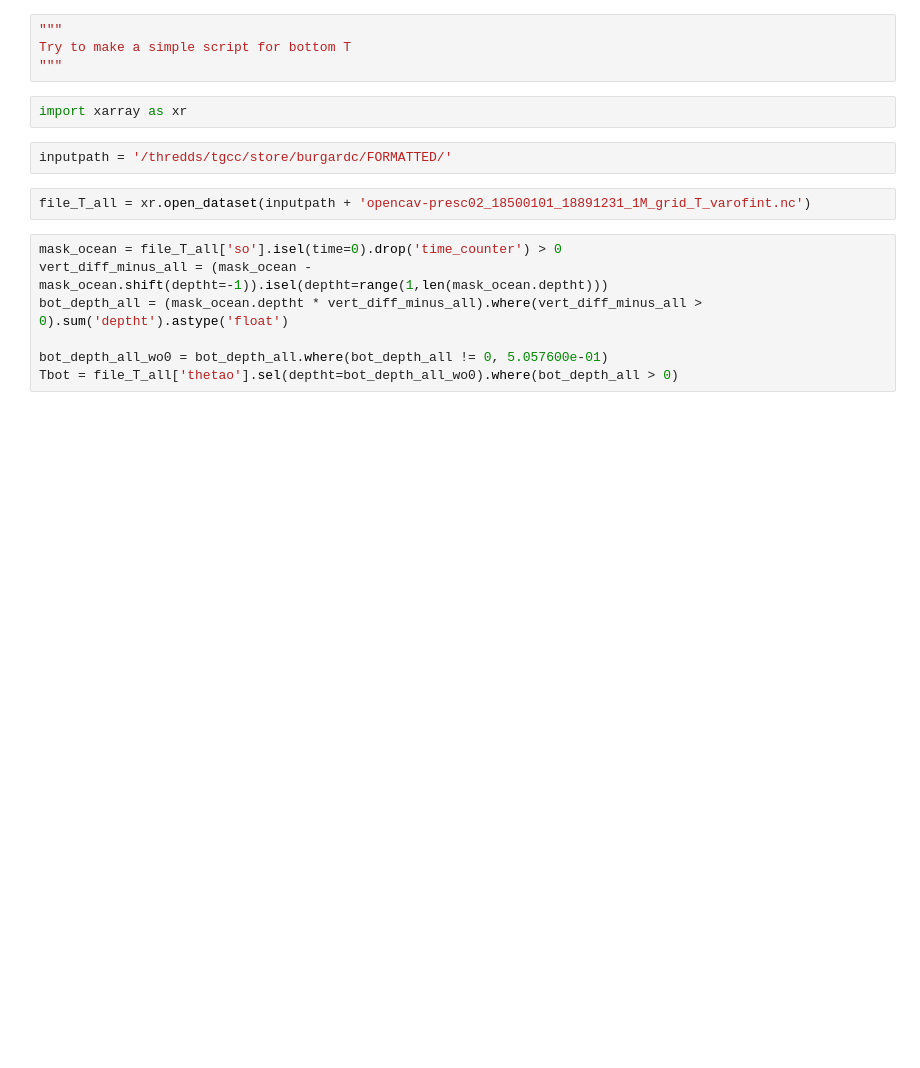
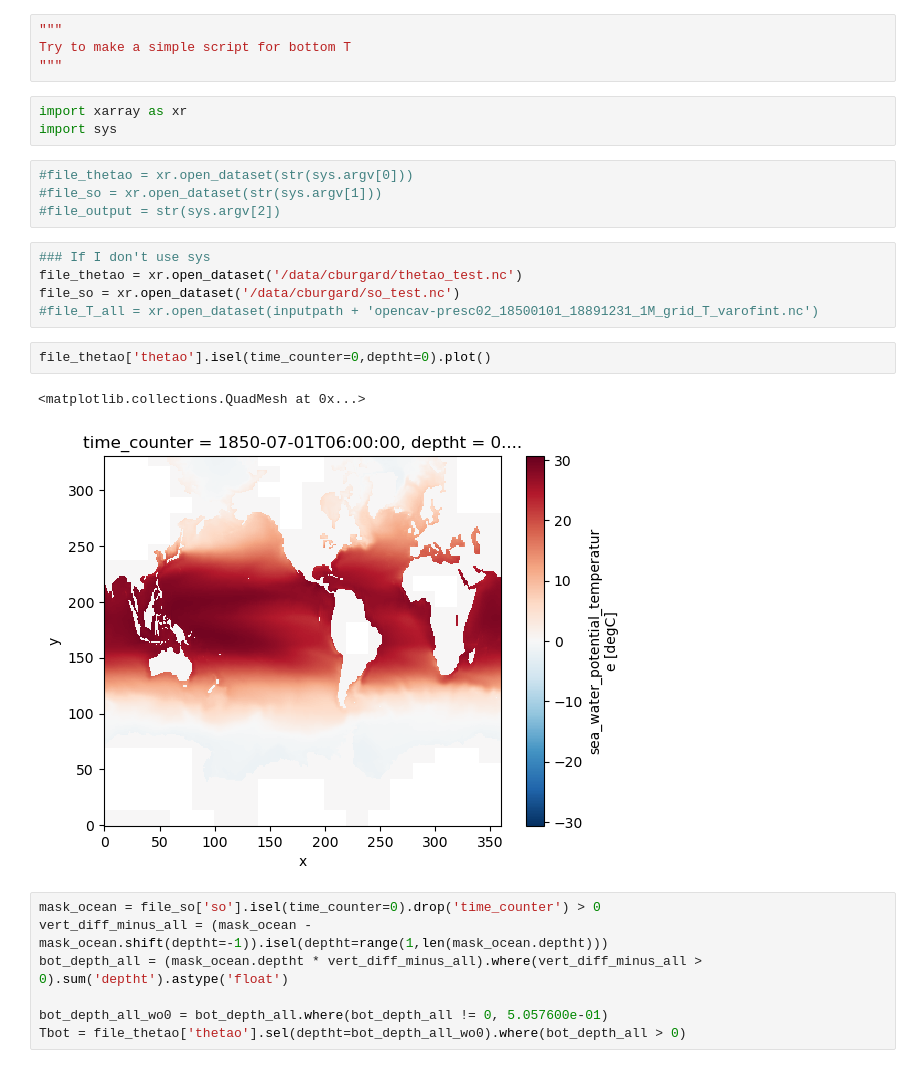
Before and after one commit to ClimateClara/basal_melt_NEMO, a Jupyter notebook: notebooks/GT_evaluation/example_script_Tbot.ipynb, the cells around one changed output. Cells and saved outputs as stored; diff of their text form; blank space fills up the shorter version.

Commit message:
updated Tbot script to make it work for CESMEP test

```diff
--- a/notebooks/GT_evaluation/example_script_Tbot.ipynb
+++ b/notebooks/GT_evaluation/example_script_Tbot.ipynb
@@ -4,16 +4,27 @@ Try to make a simple script for bottom T
 """
 # %%
 import xarray as xr
+import sys
+# %%
+#file_thetao = xr.open_dataset(str(sys.argv[0]))
+#file_so = xr.open_dataset(str(sys.argv[1]))
+#file_output = str(sys.argv[2])
 # %%
-inputpath = '/thredds/tgcc/store/burgardc/FORMATTED/'
+### If I don't use sys
+file_thetao = xr.open_dataset('/data/cburgard/thetao_test.nc')
+file_so = xr.open_dataset('/data/cburgard/so_test.nc')
+#file_T_all = xr.open_dataset(inputpath + 'opencav-presc02_18500101_18891231_1M_grid_T_varofint.nc')
-# %%
-file_T_all = xr.open_dataset(inputpath + 'opencav-presc02_18500101_18891231_1M_grid_T_varofint.nc')
+# %%
+file_thetao['thetao'].isel(time_counter=0,deptht=0).plot()
+# %% [output]
+<matplotlib.collections.QuadMesh at 0x...>
+[figure, added]
 # %%
-mask_ocean = file_T_all['so'].isel(time=0).drop('time_counter') > 0
+mask_ocean = file_so['so'].isel(time_counter=0).drop('time_counter') > 0
 vert_diff_minus_all = (mask_ocean - mask_ocean.shift(deptht=-1)).isel(deptht=range(1,len(mask_ocean.deptht)))
 bot_depth_all = (mask_ocean.deptht * vert_diff_minus_all).where(vert_diff_minus_all > 0).sum('deptht').astype('float')
 
 bot_depth_all_wo0 = bot_depth_all.where(bot_depth_all != 0, 5.057600e-01)
-Tbot = file_T_all['thetao'].sel(deptht=bot_depth_all_wo0).where(bot_depth_all > 0)
+Tbot = file_thetao['thetao'].sel(deptht=bot_depth_all_wo0).where(bot_depth_all > 0)
 # %%
 Tbot.drop('deptht').to_dataset(name='T_bottom')
```
Also changed, not shown: parts of 1 cell of this notebook, 1 other file.
